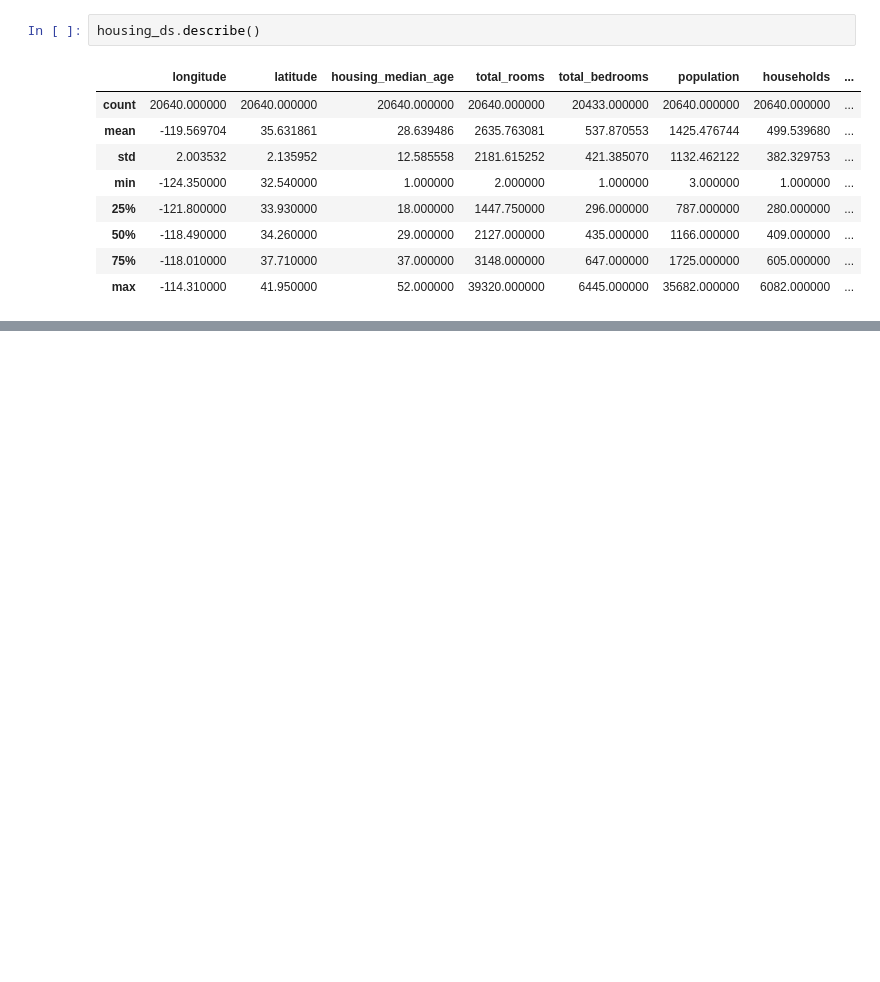
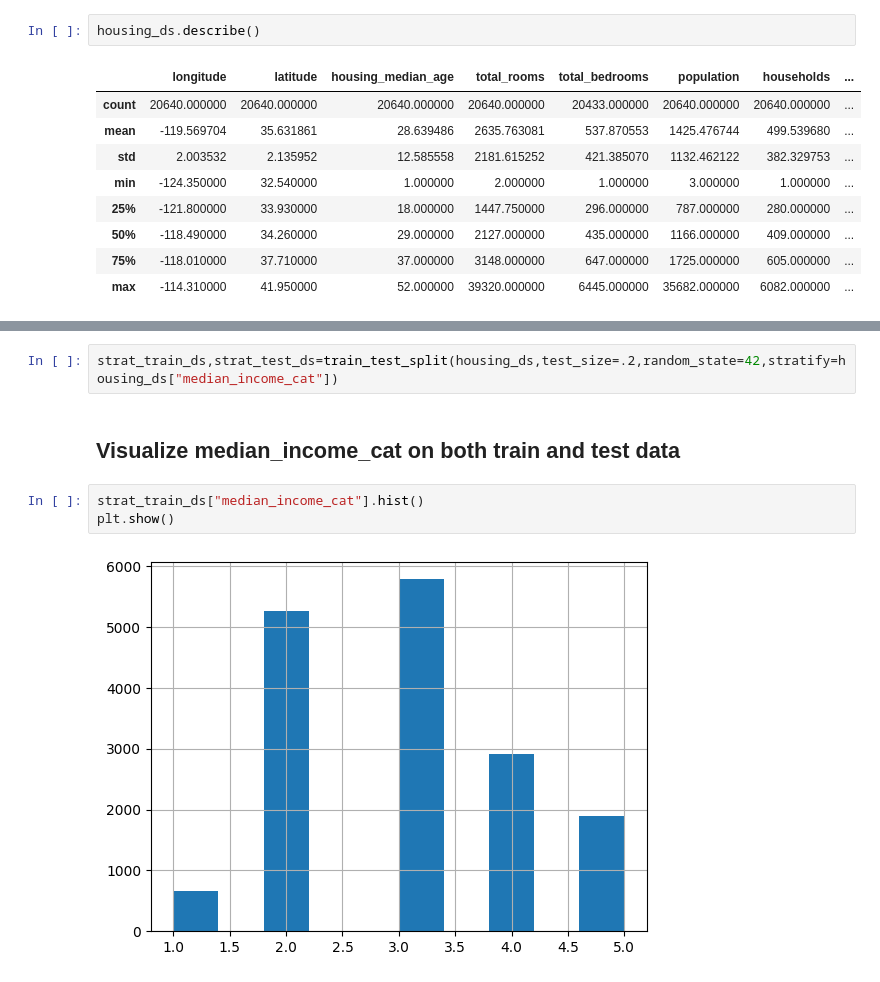
Before and after one commit to asrevo-applied-ml/basic-ml, a Jupyter notebook: e2e_ml.ipynb, the cells around one changed output, grey strips where cells are left out. Cells and saved outputs as stored; diff of their text form; blank space fills up the shorter version.

```diff
--- a/e2e_ml.ipynb
+++ b/e2e_ml.ipynb
@@ -60,0 +95,9 @@ housing_ds.describe()
+# %%
+strat_train_ds,strat_test_ds=train_test_split(housing_ds,test_size=.2,random_state=42,stratify=housing_ds["median_income_cat"])
+# %% [markdown]
+## Visualize median_income_cat on both train and test data
+# %%
+strat_train_ds["median_income_cat"].hist()
+plt.show()
+# %% [output]
+[figure, added]
```
Also changed, not shown: parts of 12 cells of this notebook.
